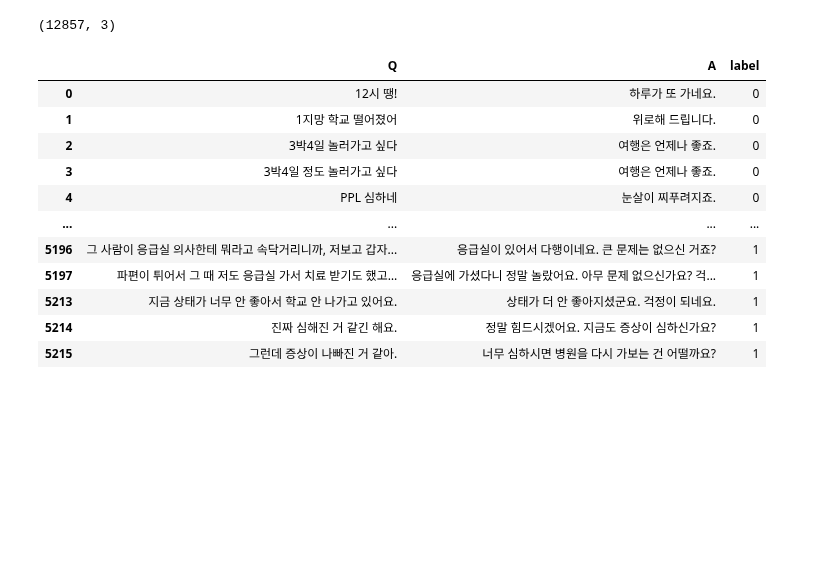
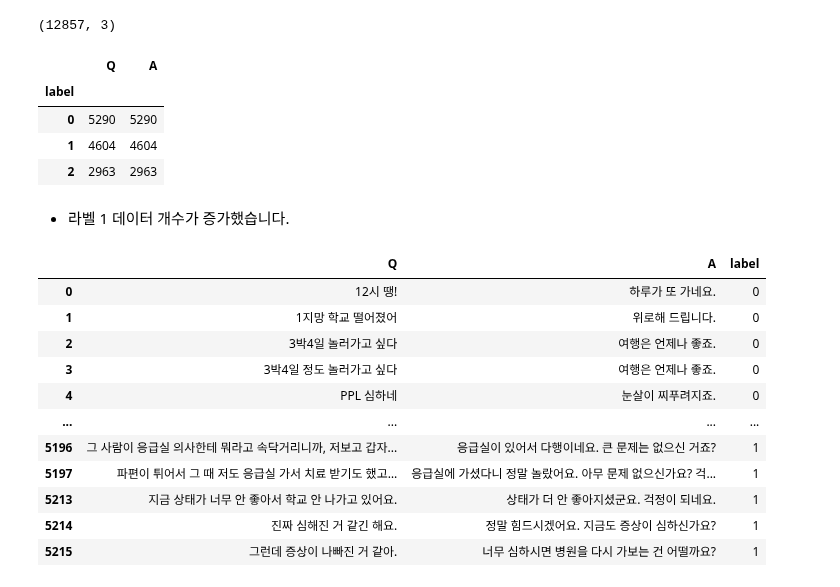
Before and after one commit to minji2744/AIFFEL, a Jupyter notebook: E15/E15_Transformer_Chatbot.ipynb, the cells around one changed output. Cells and saved outputs as stored; diff of their text form; code cells hidden in the pictures; blank space fills up the shorter version.

```diff
--- a/E15/E15_Transformer_Chatbot.ipynb
+++ b/E15/E15_Transformer_Chatbot.ipynb
@@ -190,6 +201,16 @@ chat = pd.concat([chat, wellness])
 print(chat.shape) # chat과 wellness 합하기
 # %% [output]
 (12857, 3)
+# %%
+chat.groupby(['label']).count()
+# %% [output]
+|  | Q | A |
+| label |  |  |
+| 0 | 5290 | 5290 |
+| 1 | 4604 | 4604 |
+| 2 | 2963 | 2963 |
+# %% [markdown]
+- 라벨 1 데이터 개수가 증가했습니다.
 # %%
 display(chat)
 # %% [output]
```
Also changed, not shown: parts of 3 cells of this notebook.
